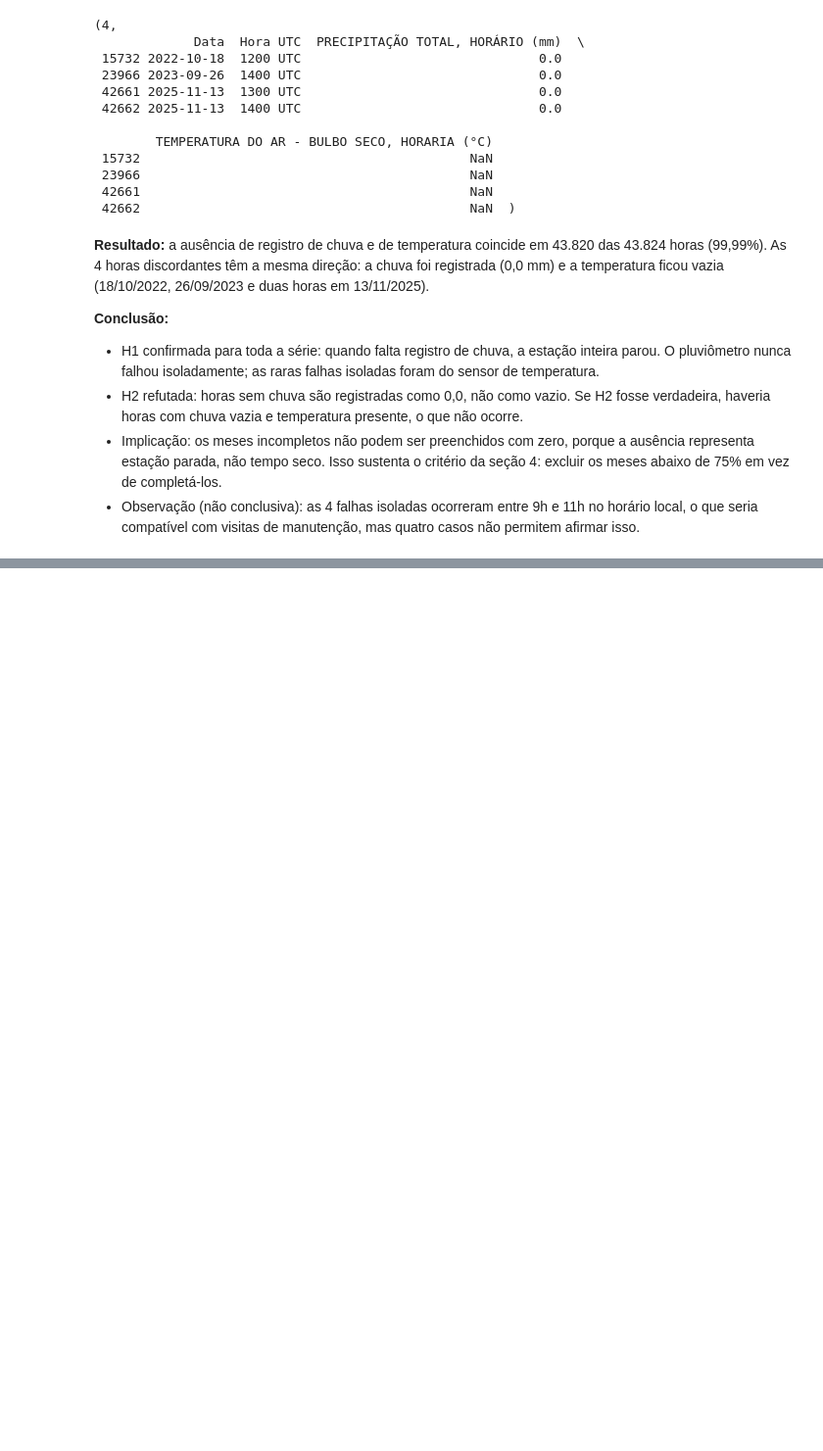
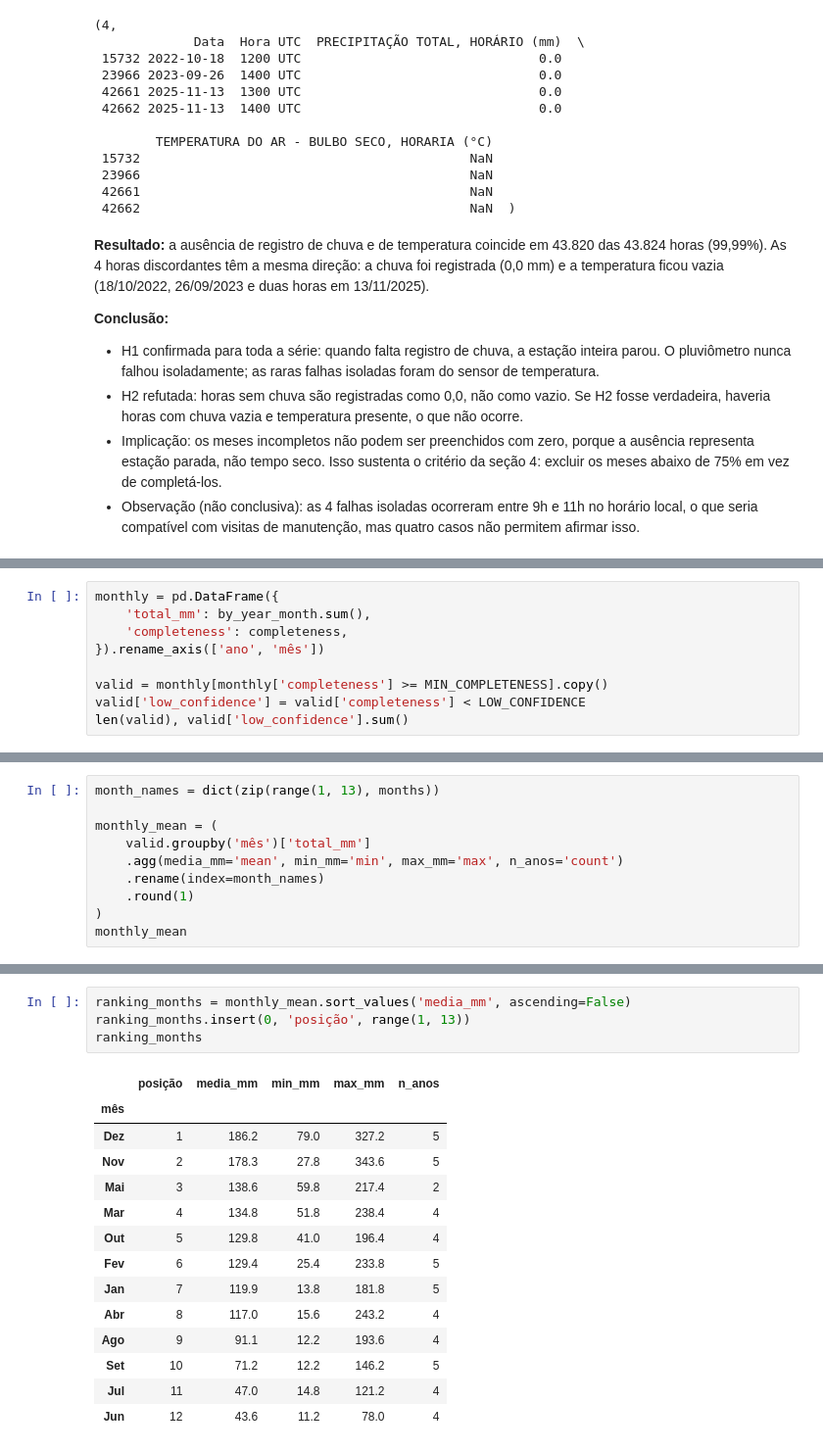
Before and after one commit to renanricardosilva/chuva-es, a Jupyter notebook: notebooks/01-exploracao-vitoria.ipynb, the cells around one changed output, grey strips where cells are left out. Shown at 98% size. Cells and saved outputs as stored; diff of their text form; blank space fills up the shorter version.

Commit message:
feat: análise de chuva (média mensal, rankings e estações do ano)

```diff
--- a/notebooks/01-exploracao-vitoria.ipynb
+++ b/notebooks/01-exploracao-vitoria.ipynb
@@ -361,0 +372,9 @@ len(mismatch), mismatch[['Data', 'Hora UTC', RAIN, temp]]
+# %%
+monthly = pd.DataFrame({
+    'total_mm': by_year_month.sum(),
+    'completeness': completeness,
+}).rename_axis(['ano', 'mês'])
+
+valid = monthly[monthly['completeness'] >= MIN_COMPLETENESS].copy()
+valid['low_confidence'] = valid['completeness'] < LOW_CONFIDENCE
+len(valid), valid['low_confidence'].sum()
@@ -361,0 +383,10 @@ len(mismatch), mismatch[['Data', 'Hora UTC', RAIN, temp]]
+# %%
+month_names = dict(zip(range(1, 13), months))
+
+monthly_mean = (
+    valid.groupby('mês')['total_mm']
+    .agg(media_mm='mean', min_mm='min', max_mm='max', n_anos='count')
+    .rename(index=month_names)
+    .round(1)
+)
+monthly_mean
@@ -361,0 +415,19 @@ len(mismatch), mismatch[['Data', 'Hora UTC', RAIN, temp]]
+# %%
+ranking_months = monthly_mean.sort_values('media_mm', ascending=False)
+ranking_months.insert(0, 'posição', range(1, 13))
+ranking_months
+# %% [output]
+|  | posição | media_mm | min_mm | max_mm | n_anos |
+| mês |  |  |  |  |  |
+| Dez | 1 | 186.2 | 79.0 | 327.2 | 5 |
+| Nov | 2 | 178.3 | 27.8 | 343.6 | 5 |
+| Mai | 3 | 138.6 | 59.8 | 217.4 | 2 |
+| Mar | 4 | 134.8 | 51.8 | 238.4 | 4 |
+| Out | 5 | 129.8 | 41.0 | 196.4 | 4 |
+| Fev | 6 | 129.4 | 25.4 | 233.8 | 5 |
+| Jan | 7 | 119.9 | 13.8 | 181.8 | 5 |
+| Abr | 8 | 117.0 | 15.6 | 243.2 | 4 |
+| Ago | 9 | 91.1 | 12.2 | 193.6 | 4 |
+| Set | 10 | 71.2 | 12.2 | 146.2 | 5 |
+| Jul | 11 | 47.0 | 14.8 | 121.2 | 4 |
+| Jun | 12 | 43.6 | 11.2 | 78.0 | 4 |
```
Also changed, not shown: parts of 13 cells of this notebook.
